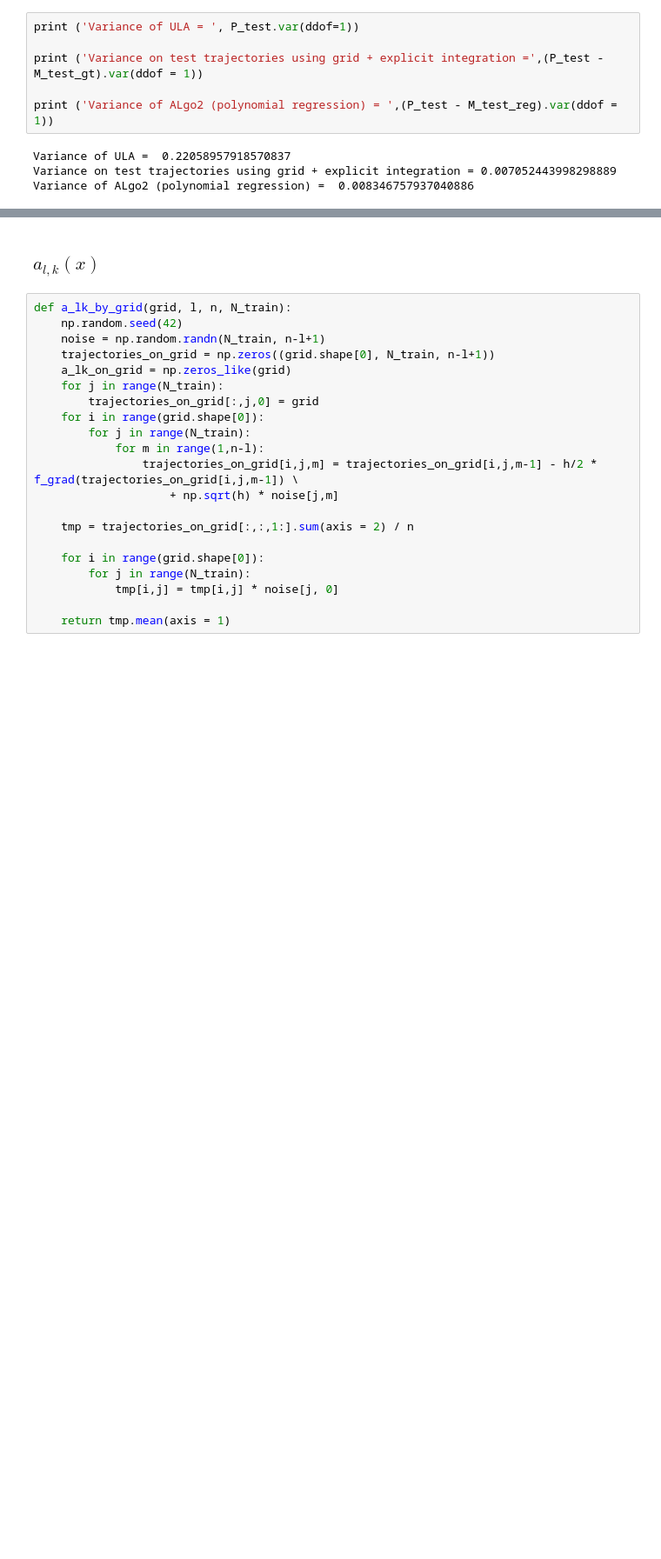
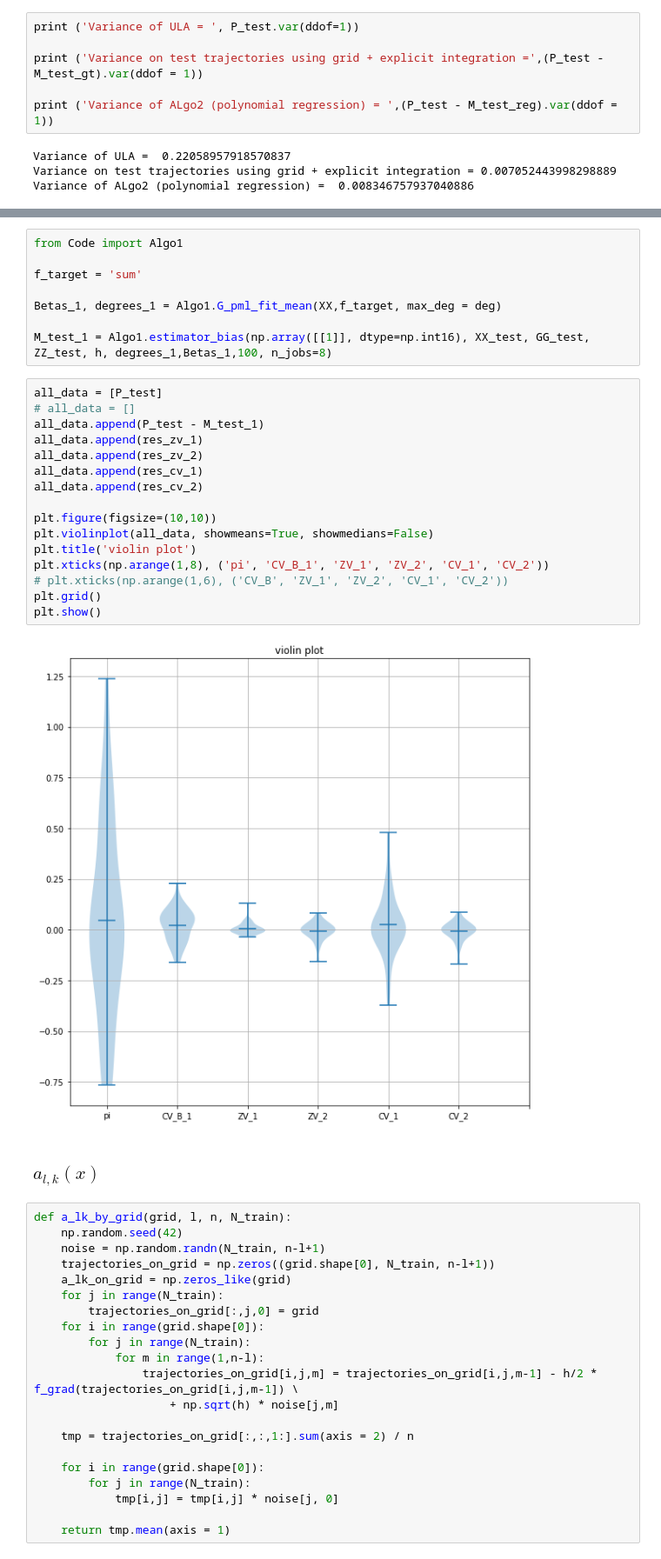
Before and after one commit to ShagadatovNurlan/VR-MCMC, a Jupyter notebook: Algo2_full_research_dimension1.ipynb, the cells around one changed output, grey strips where cells are left out. Shown at 87% size. Saved outputs shown, nothing was run; the diff lists cells and outputs as text; blank space fills up the shorter version.

Commit message:
updated Algo2 research

```diff
--- a/Algo2_full_research_dimension1.ipynb
+++ b/Algo2_full_research_dimension1.ipynb
@@ -323,3 +335,29 @@ Variance of ALgo2 (polynomial regression) =  0.008346757937040886
+# %%
+from Code import Algo1
+
+f_target = 'sum'
+
+Betas_1, degrees_1 = Algo1.G_pml_fit_mean(XX,f_target, max_deg = deg)
+
+M_test_1 = Algo1.estimator_bias(np.array([[1]], dtype=np.int16), XX_test, GG_test, ZZ_test, h, degrees_1,Betas_1,100, n_jobs=8)
+# %%
+all_data = [P_test]
+# all_data = []
+all_data.append(P_test - M_test_1)
+all_data.append(res_zv_1)
+all_data.append(res_zv_2)
+all_data.append(res_cv_1)
+all_data.append(res_cv_2)
+
+plt.figure(figsize=(10,10))
+plt.violinplot(all_data, showmeans=True, showmedians=False)
+plt.title('violin plot')
+plt.xticks(np.arange(1,8), ('pi', 'CV_B_1', 'ZV_1', 'ZV_2', 'CV_1', 'CV_2'))
+# plt.xticks(np.arange(1,6), ('CV_B', 'ZV_1', 'ZV_2', 'CV_1', 'CV_2'))
+plt.grid()
+plt.show()
+# %% [output]
+[figure, added]
 # %% [markdown]
 ### $a_{l,k}(x)$
 # %%
```
Also changed, not shown: parts of 2 cells of this notebook, 1 other file.
